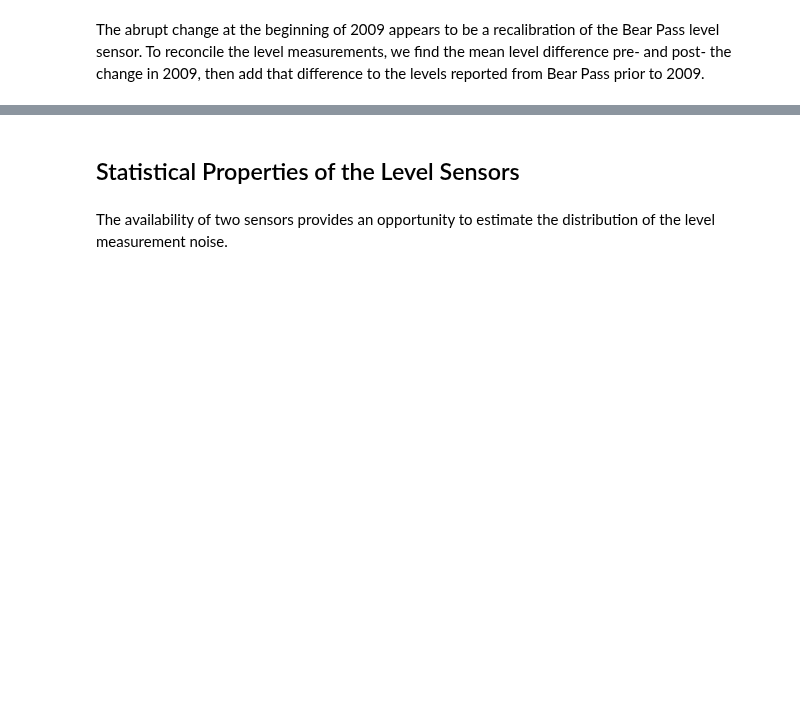
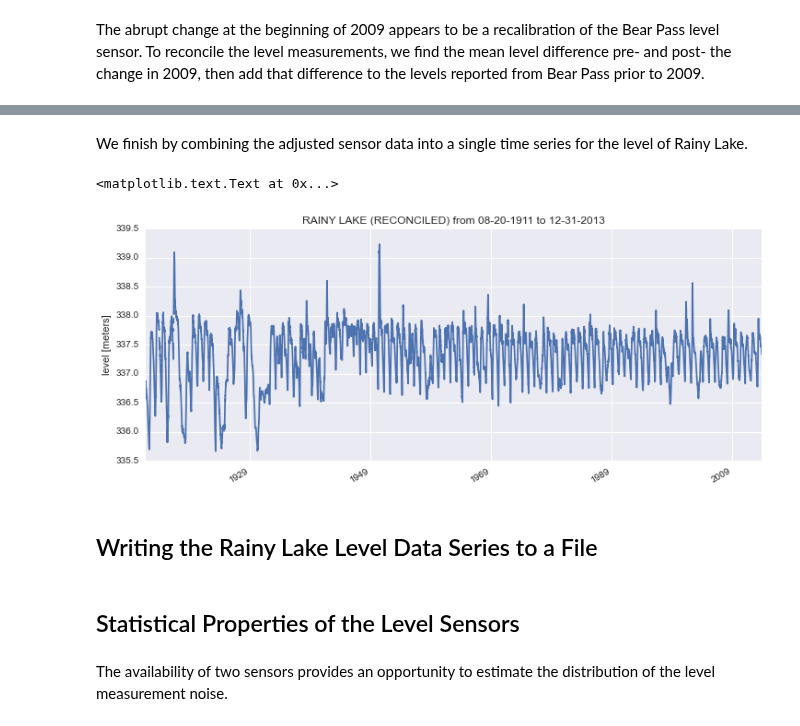
Before and after one commit to kmcgarry7/Rainy-Lake-Hydrology, a Jupyter notebook: Rainy_Lake_Water_Levels.ipynb, the cells around one changed output, grey strips where cells are left out. Cells and saved outputs as stored; diff of their text form; code cells hidden in the pictures; blank space fills up the shorter version.

Commit message:
Reorganize Rainy Lake Level Data

```diff
--- a/Rainy_Lake_Water_Levels.ipynb
+++ b/Rainy_Lake_Water_Levels.ipynb
@@ -70,0 +88,17 @@ plt.title('History of Measured Rainy Lake Levels');
+# %% [markdown]
+We finish by combining the adjusted sensor data into a single time series for the level of Rainy Lake.
+# %%
+RL = pd.Series(pd.concat([RL1,RL3],axis=1).mean(axis=1))
+RL.name = 'RAINY LAKE (RECONCILED)'
+
+plt.figure(figsize=(12,5))
+RL.plot()
+plt.ylabel('level [meters]')
+plt.title(RL.name \
+          + ' from ' + RL.index.min().strftime('%m-%d-%Y') \
+          + ' to ' + RL.index.max().strftime('%m-%d-%Y'))
+# %% [output]
+<matplotlib.text.Text at 0x...>
+[figure, added]
+# %% [markdown]
+## Writing the Rainy Lake Level Data Series to a File
```
Also changed, not shown: parts of 16 cells of this notebook, 1 other file.
